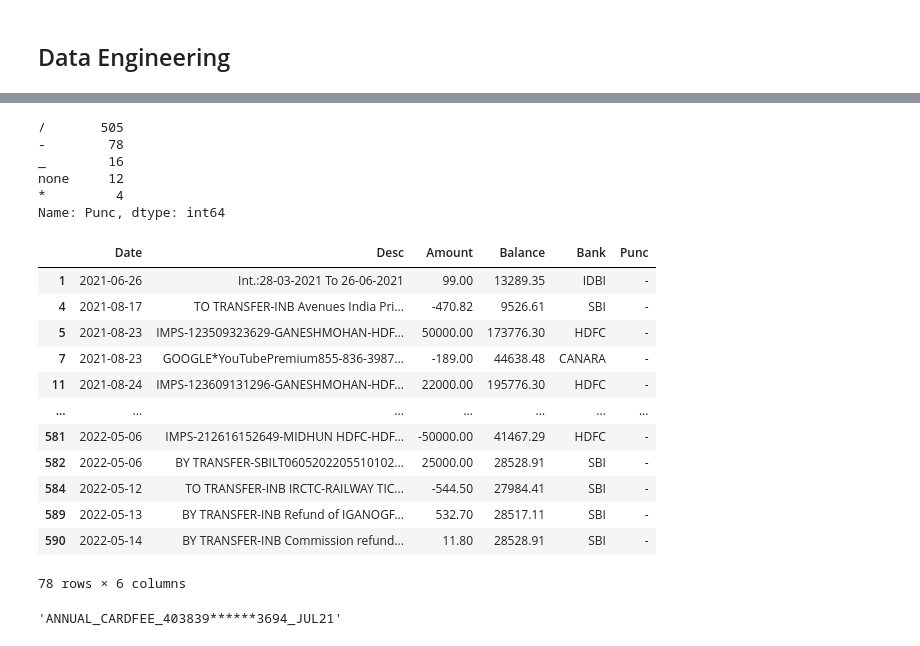
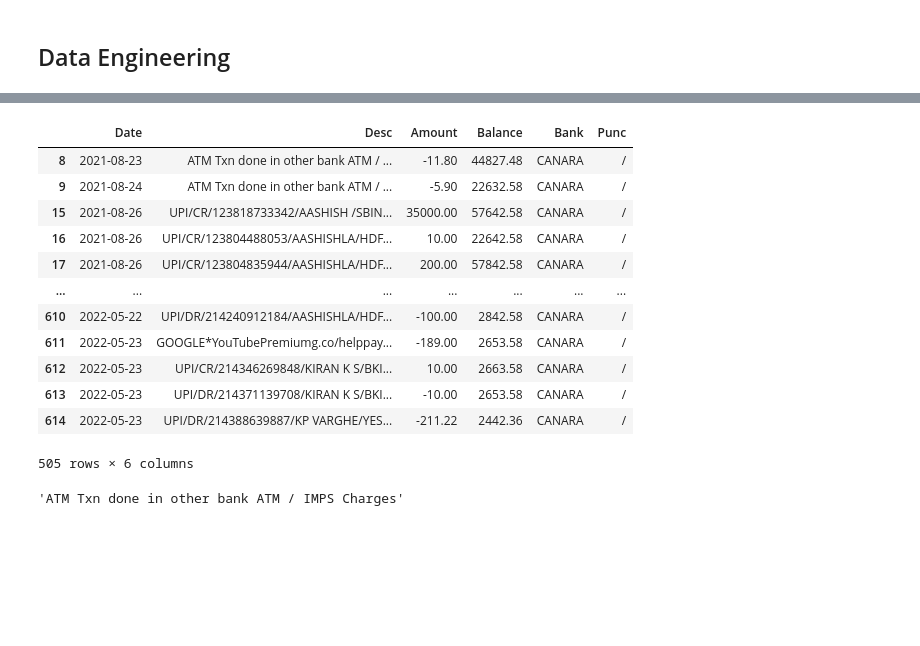
Before and after one commit to Ganesh4693/Financial-Analysis, a Jupyter notebook: Financial 2.0.ipynb, the cells around one changed output, grey strips where cells are left out. Cells and saved outputs as stored; diff of their text form; code cells hidden in the pictures; blank space fills up the shorter version.

```diff
--- a/Financial 2.0.ipynb
+++ b/Financial 2.0.ipynb
@@ -160,11 +168,10 @@ Banks5=Banks4.copy()
 # %%
-def find_punc(desc):
-    punc_occ=0
-    punc='none'
-    for a in [c for c in string.punctuation]:
-        if desc.count(a)>punc_occ and desc.count(a+a)<2:
-            punc_occ=desc.count(a)
-            punc=a
-    return punc
+def splitter(desc):
+    max_len=1
+    for a in [c for c in string.punctuation+' ']:
+        if len(desc.split(a))>max_len:
+            max_len=len(desc.split(a))
+            words=desc.split(a)
+    return words
 # %%
-Banks5['Punc']=Banks5.Desc.apply(find_punc)
+Banks5['Words']=Banks5.Desc.apply(splitter)
@@ -171,32 +193,23 @@ Banks5['Punc']=Banks5.Desc.apply(find_punc)
 # %%
-Banks5.Punc.value_counts()
+Banks5.query('Punc=="/"')
 # %% [output]
+|  | Date | Desc | Amount | Balance | Bank | Punc |
+| 8 | 2021-08-23 | ATM Txn done in other bank ATM / ... | -11.80 | 44827.48 | CANARA | / |
+| 9 | 2021-08-24 | ATM Txn done in other bank ATM / ... | -5.90 | 22632.58 | CANARA | / |
+| 15 | 2021-08-26 | UPI/CR/123818733342/AASHISH /SBIN... | 35000.00 | 57642.58 | CANARA | / |
+| 16 | 2021-08-26 | UPI/CR/123804488053/AASHISHLA/HDF... | 10.00 | 22642.58 | CANARA | / |
+| 17 | 2021-08-26 | UPI/CR/123804835944/AASHISHLA/HDF... | 200.00 | 57842.58 | CANARA | / |
+| ... | ... | ... | ... | ... | ... | ... |
+| 610 | 2022-05-22 | UPI/DR/214240912184/AASHISHLA/HDF... | -100.00 | 2842.58 | CANARA | / |
+| 611 | 2022-05-23 | GOOGLE*YouTubePremiumg.co/helppay... | -189.00 | 2653.58 | CANARA | / |
+| 612 | 2022-05-23 | UPI/CR/214346269848/KIRAN K S/BKI... | 10.00 | 2663.58 | CANARA | / |
+| 613 | 2022-05-23 | UPI/DR/214371139708/KIRAN K S/BKI... | -10.00 | 2653.58 | CANARA | / |
+| 614 | 2022-05-23 | UPI/DR/214388639887/KP VARGHE/YES... | -211.22 | 2442.36 | CANARA | / |
-/       505
--        78
-_        16
-none     12
-*         4
-Name: Punc, dtype: int64
+505 rows × 6 columns
-# %%
-Banks5.query('Punc=="-"')
-# %% [output]
-|  | Date | Desc | Amount | Balance | Bank | Punc |
-| 1 | 2021-06-26 | Int.:28-03-2021 To 26-06-2021 | 99.00 | 13289.35 | IDBI | - |
-| 4 | 2021-08-17 | TO TRANSFER-INB Avenues India Pri... | -470.82 | 9526.61 | SBI | - |
-| 5 | 2021-08-23 | IMPS-123509323629-GANESHMOHAN-HDF... | 50000.00 | 173776.30 | HDFC | - |
-| 7 | 2021-08-23 | GOOGLE*YouTubePremium855-836-3987... | -189.00 | 44638.48 | CANARA | - |
-| 11 | 2021-08-24 | IMPS-123609131296-GANESHMOHAN-HDF... | 22000.00 | 195776.30 | HDFC | - |
-| ... | ... | ... | ... | ... | ... | ... |
-| 581 | 2022-05-06 | IMPS-212616152649-MIDHUN HDFC-HDF... | -50000.00 | 41467.29 | HDFC | - |
-| 582 | 2022-05-06 | BY TRANSFER-SBILT0605202205510102... | 25000.00 | 28528.91 | SBI | - |
-| 584 | 2022-05-12 | TO TRANSFER-INB IRCTC-RAILWAY TIC... | -544.50 | 27984.41 | SBI | - |
-| 589 | 2022-05-13 | BY TRANSFER-INB Refund of IGANOGF... | 532.70 | 28517.11 | SBI | - |
-| 590 | 2022-05-14 | BY TRANSFER-INB Commission refund... | 11.80 | 28528.91 | SBI | - |
-78 rows × 6 columns
-# %%
-"".join(list(filter(lambda x:x!='*'+'*',Banks5.Desc.iloc[3])))
-# %% [output]
-'ANNUAL_CARDFEE_403839******3694_JUL21'
+# %%
+Banks5.Desc.iloc[9]
+# %% [output]
+'ATM Txn done in other bank ATM / IMPS Charges'
 # %%
 Banks['POI']='Unknown'
 a=0
```
Also changed, not shown: parts of 3 cells of this notebook.
